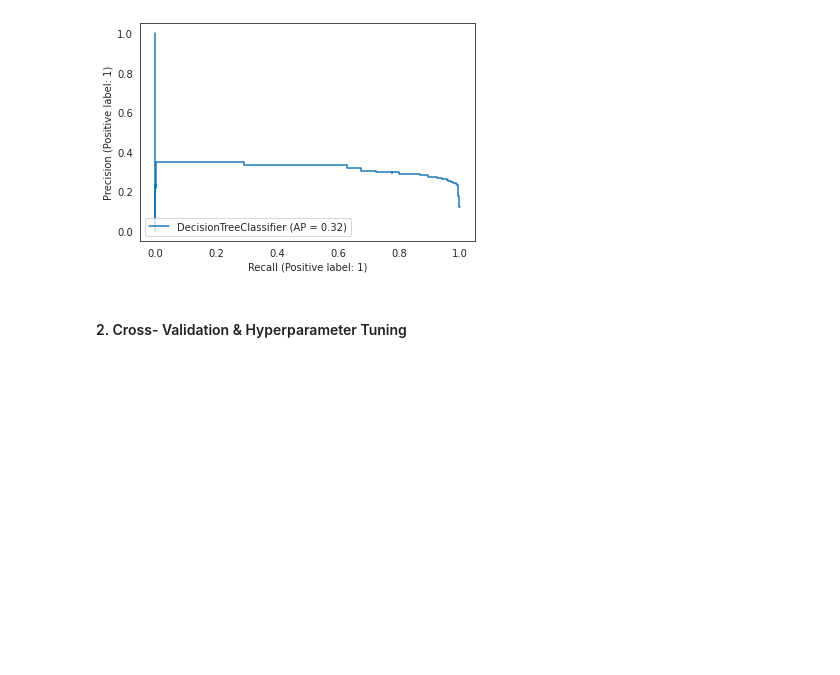
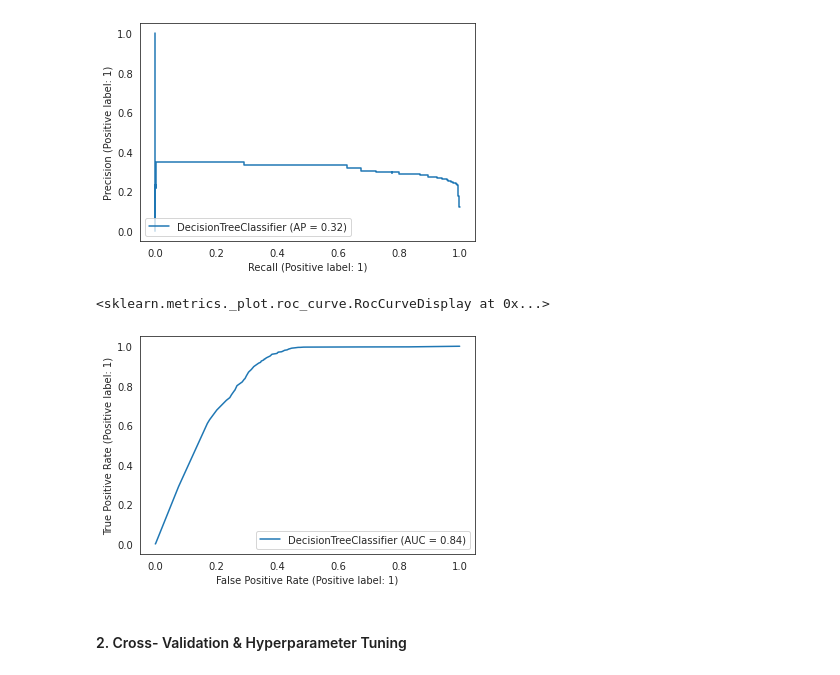
Before and after one commit to Rahul-2045/HEALTH-INSURANCE-CROSS-SELL-PREDICTION, a Jupyter notebook: TEAM_of_Sample_ML_Submission_Template.ipynb, the cells around one changed output. Drawn from its saved outputs; the diff is of its cells as text; code cells hidden in the pictures; blank space fills up the shorter version.

```diff
--- a/TEAM_of_Sample_ML_Submission_Template.ipynb
+++ b/TEAM_of_Sample_ML_Submission_Template.ipynb
@@ -1208,6 +1208,12 @@ plot_precision_recall_curve(d_model,scaled_X_test,y_test)
 # %% [output]
 <sklearn.metrics._plot.precision_recall_curve.PrecisionRecallDisplay at 0x...>
 [figure]
+# %%
+# Plotting ROC curve for decision tree
+plot_roc_curve(d_model,scaled_X_test,y_test)
+# %% [output]
+<sklearn.metrics._plot.roc_curve.RocCurveDisplay at 0x...>
+[figure, added]
 # %% [markdown]
 #### 2. Cross- Validation & Hyperparameter Tuning
 # %%
```
